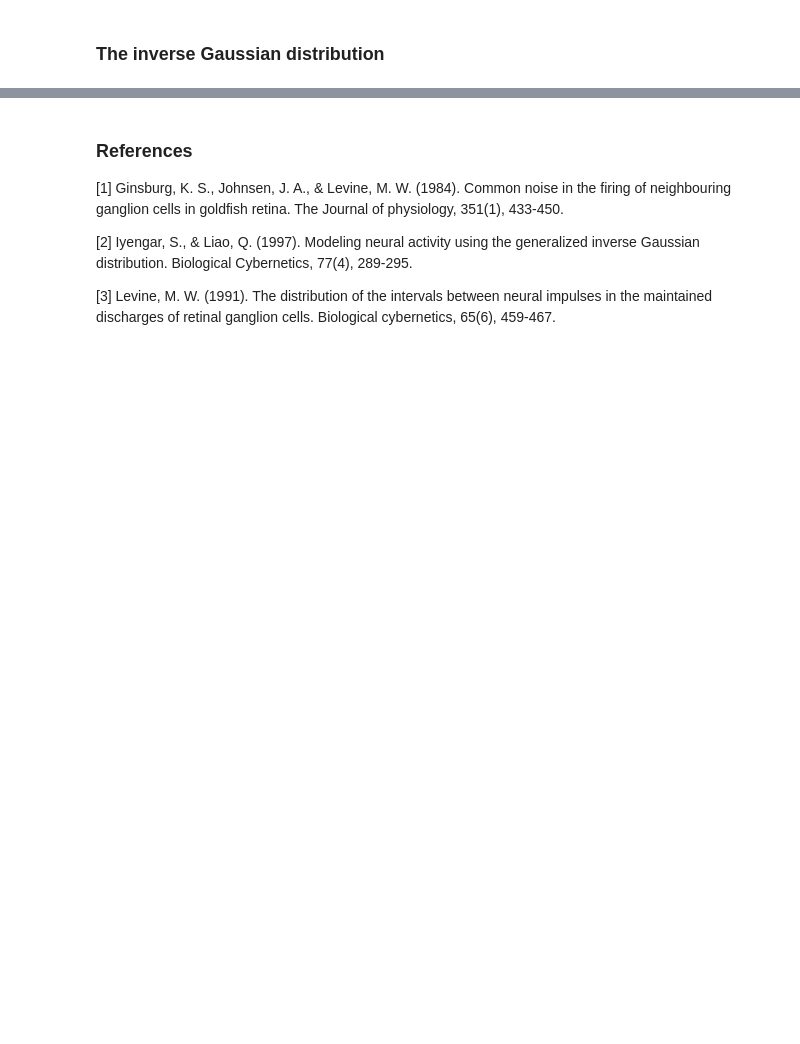
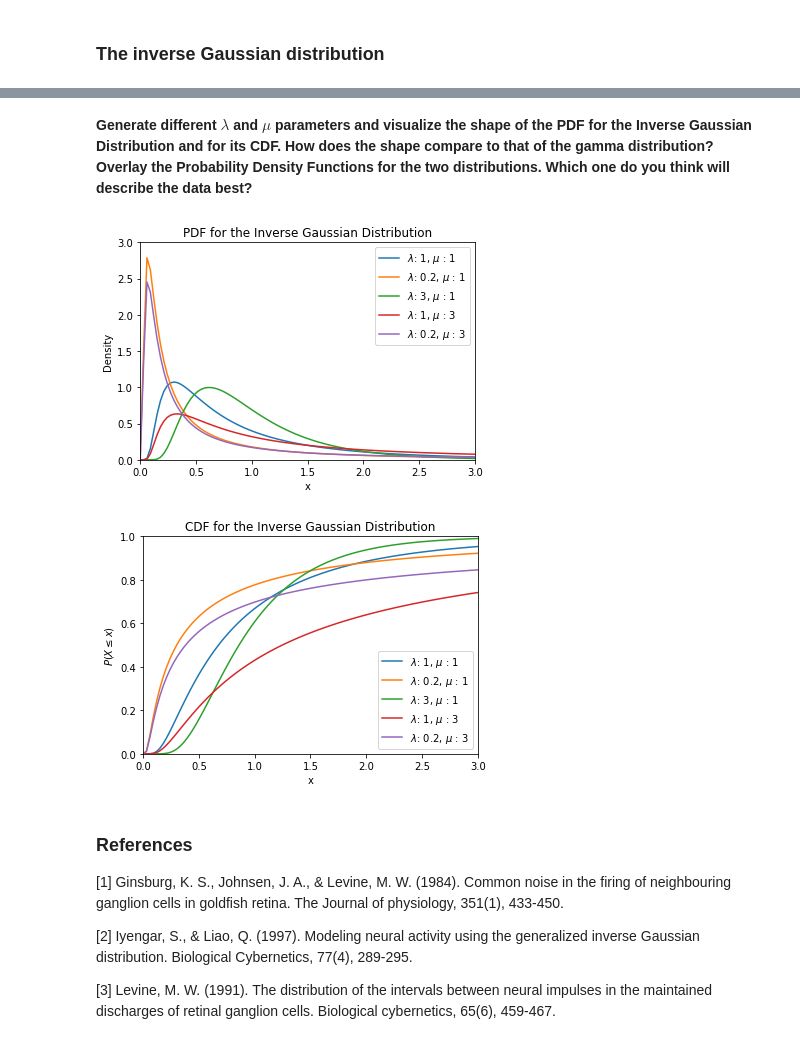
Before and after one commit to josefinacmenendez/IQ_BIO_Workshop_2019, a Jupyter notebook: neural_data_analysis_tutorial.ipynb, the cells around one changed output, grey strips where cells are left out. Saved outputs shown, nothing was run; the diff lists cells and outputs as text; code cells hidden in the pictures; blank space fills up the shorter version.

```diff
--- a/neural_data_analysis_tutorial.ipynb
+++ b/neural_data_analysis_tutorial.ipynb
@@ -193,3 +255,18 @@ exp_vals = exp_cdf(y, 1)
+# %% [markdown]
+**Generate different $\lambda$ and $\mu$ parameters and visualize the shape of the PDF for the Inverse Gaussian Distribution and for its CDF. How does the shape compare to that of the gamma distribution? Overlay the Probability Density Functions for the two distributions. Which one do you think will describe the data best?**
+# %%
+inv_gauss_pdf = lambda x, lam, mu: (lam/ (2*math.pi*(x**3))) ** 0.5 * np.exp( np.divide( (-lam * ((x - mu)**2)), (2*x*(mu**2))))
+inv_gauss_cdf = lambda x, lam, mu: norm.cdf(np.sqrt(np.divide(lam,x)) * (np.divide(x,mu)-1)) + (np.exp(np.divide(2*lam,mu)) * norm.cdf(-np.sqrt(np.divide(lam,x))*(np.divide(x,mu)+1)))
+# lambdas = [] your code here
+# mu_vals = [] your code here
+lambdas = [1,0.2,3,1,0.2]
+mu_vals = [1,1,1,3,3]
+x_vals  = np.linspace(0.000001,3,100)
+plot_igauss_dist(inv_gauss_pdf, x_vals, lambdas, mu_vals, 1, [0, 3])
+plot_igauss_dist(inv_gauss_cdf, x_vals, lambdas, mu_vals, 0, [0, 3])
+# %% [output]
+[figure, added]
+[figure, added]
 # %% [markdown]
 ### References
 
```
Also changed, not shown: parts of 13 cells of this notebook, 1 other file.
